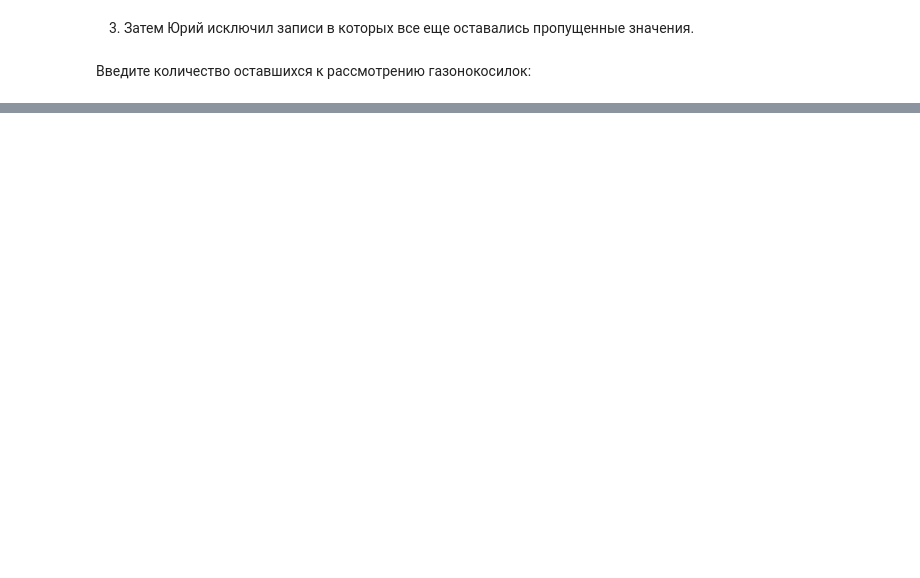
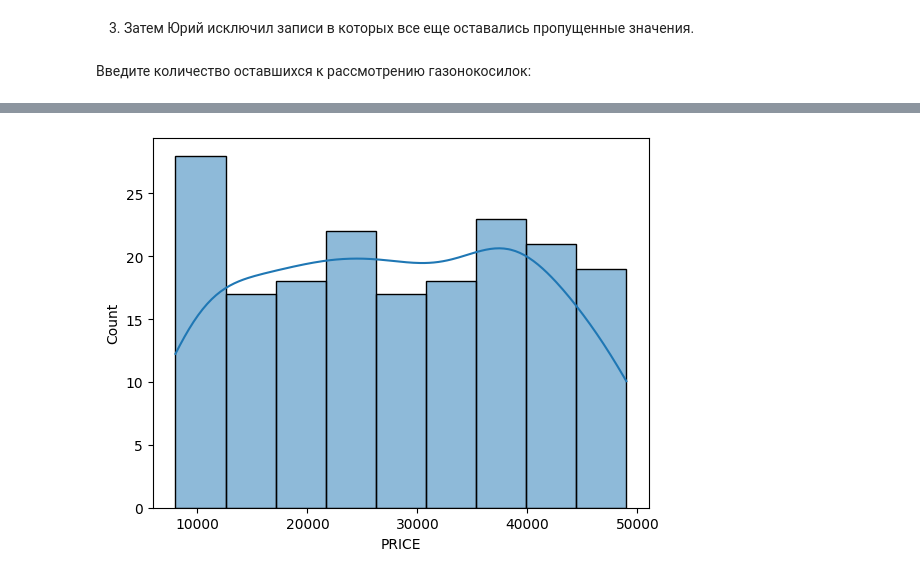
Before and after one commit to DavutSukhankuliev/data_analysis_technologies_-bonustrack_2023_ITMO-, a Jupyter notebook: 1 - Midterm assessment/Assessment 1.1.ipynb, the cells around one changed output, grey strips where cells are left out. Cells and saved outputs as stored; diff of their text form; code cells hidden in the pictures; blank space fills up the shorter version.

```diff
--- a/1 - Midterm assessment/Assessment 1.1.ipynb
+++ b/1 - Midterm assessment/Assessment 1.1.ipynb
@@ -125,0 +183,5 @@ data['WIDTH'].mean()
+# %%
+sns.histplot(data['PRICE'], kde=True)
+plt.show()
+# %% [output]
+[figure, added]
```
Also changed, not shown: parts of 31 cells of this notebook.
